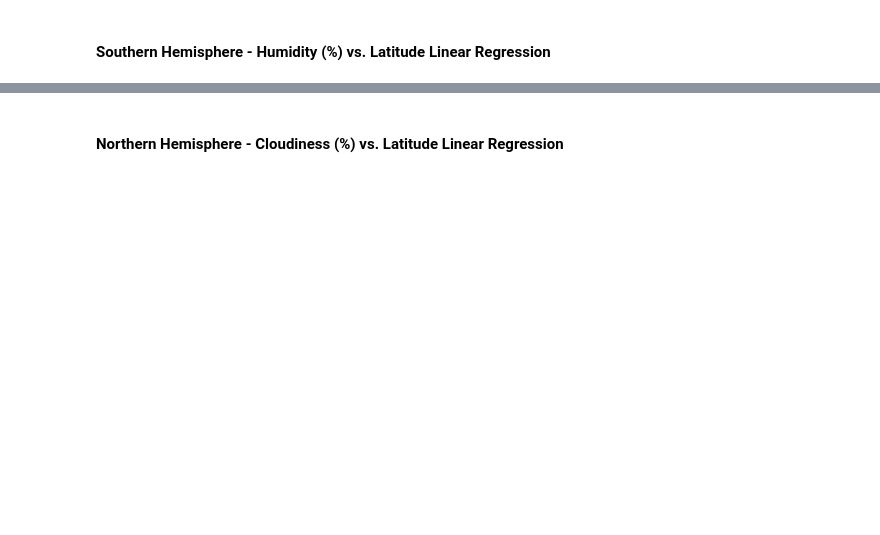
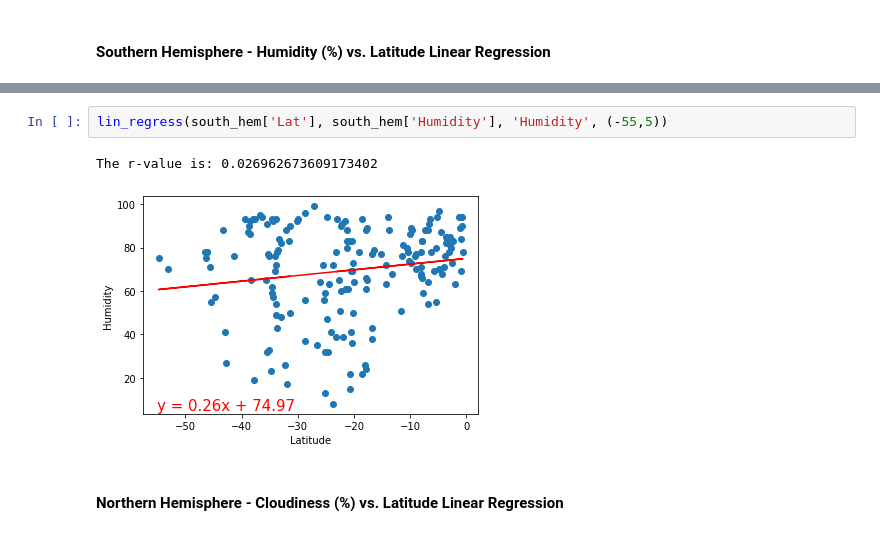
Before and after one commit to mscheme/python-api-challenge, a Jupyter notebook: WeatherPy/WeatherPy.ipynb, the cells around one changed output, grey strips where cells are left out. Drawn from its saved outputs; the diff is of its cells as text; blank space fills up the shorter version.

```diff
--- a/WeatherPy/WeatherPy.ipynb
+++ b/WeatherPy/WeatherPy.ipynb
@@ -304,2 +329,7 @@ The r-value is: 0.014985174297345524
+# %%
+lin_regress(south_hem['Lat'], south_hem['Humidity'], 'Humidity', (-55,5))
+# %% [output]
+The r-value is: 0.026962673609173402
+[figure, added]
 # %% [markdown]
 ####  Northern Hemisphere - Cloudiness (%) vs. Latitude Linear Regression
```
Also changed, not shown: parts of 26 cells of this notebook, 4 other files.
